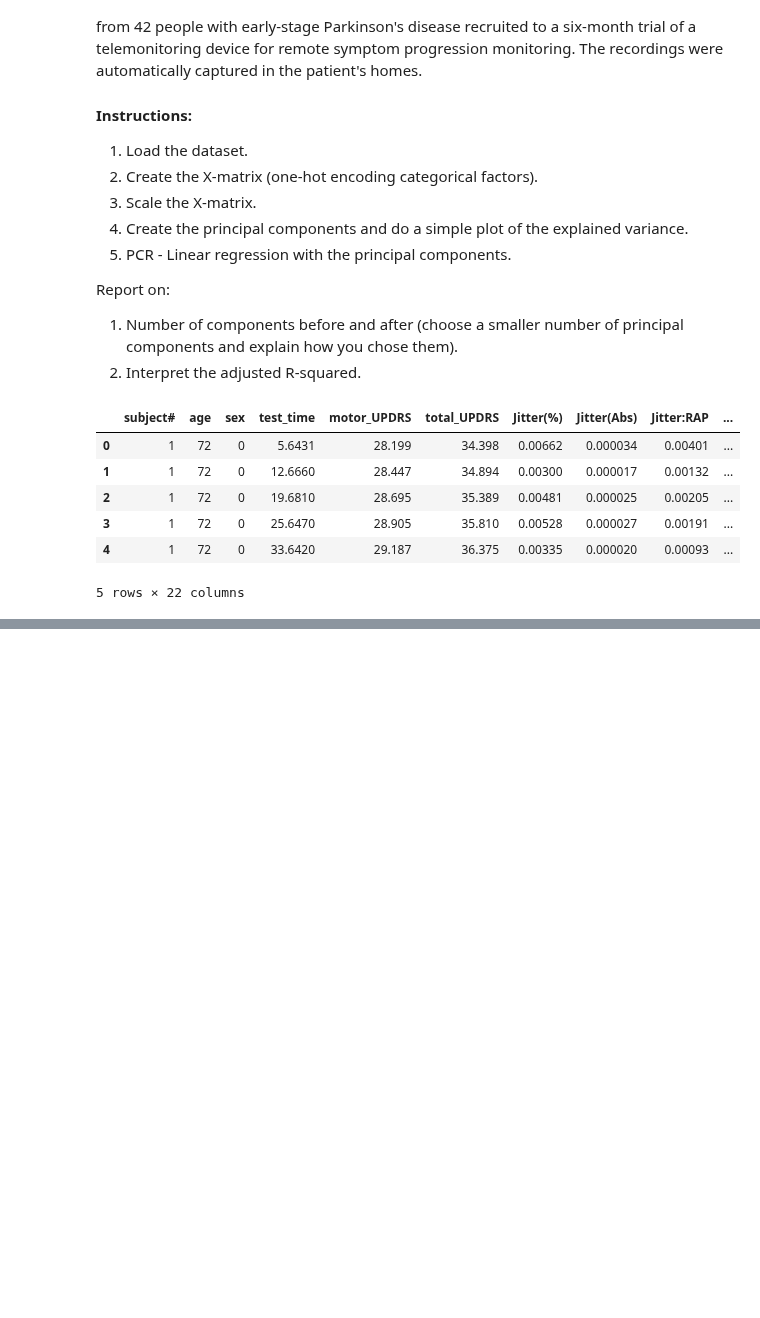
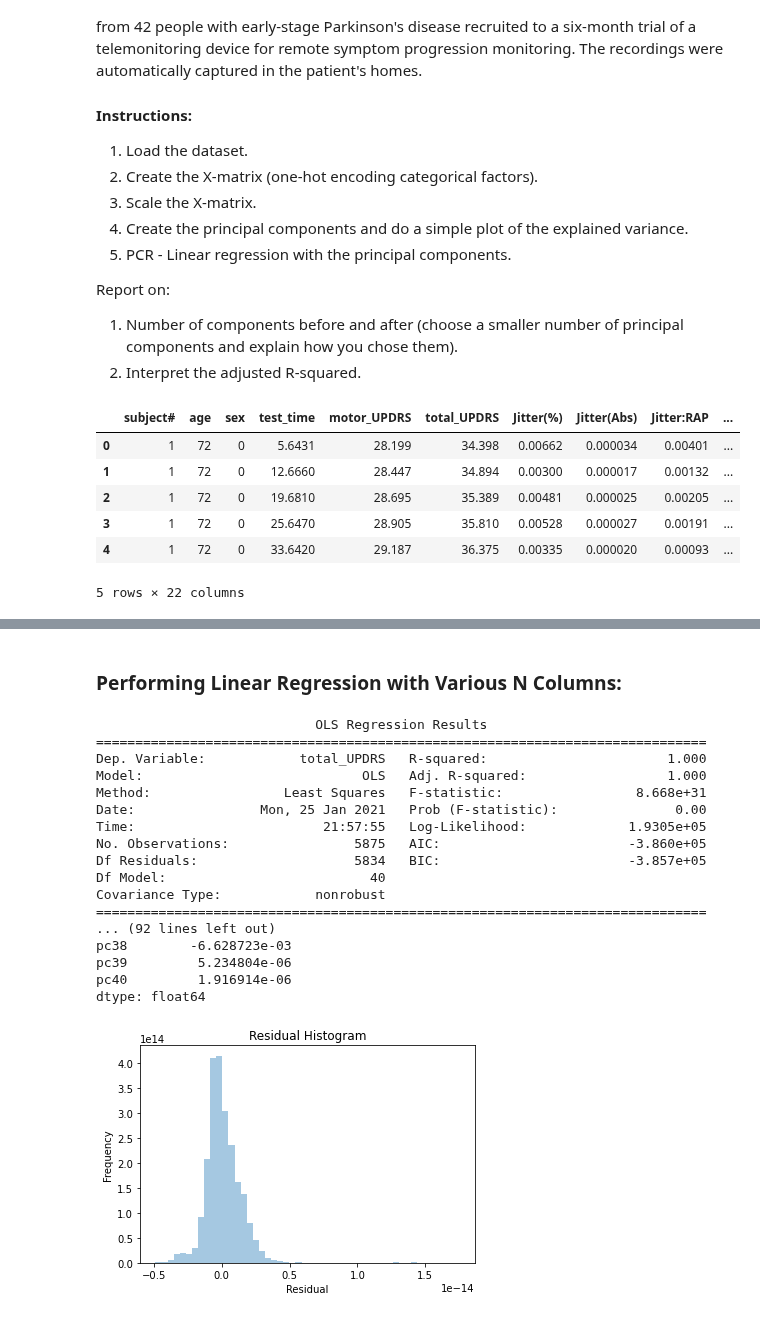
Before and after one commit to anajaved/UW_Data_Science_Cert, a Jupyter notebook: AnaJaved-L07-ParkinsonPCR.ipynb, the cells around one changed output, grey strips where cells are left out. Saved outputs shown, nothing was run; the diff lists cells and outputs as text; code cells hidden in the pictures; blank space fills up the shorter version.

```diff
--- a/AnaJaved-L07-ParkinsonPCR.ipynb
+++ b/AnaJaved-L07-ParkinsonPCR.ipynb
@@ -108,0 +194,44 @@ plt.ylabel('Explained Variance')
+# %% [markdown]
+### Performing Linear Regression with Various N Columns:
+# %%
+# Perform linear regression with the original 40 components:
+n = 40
+formula_start = target_label + ' ~ '
+formula_terms = ['pc' + str(x+1) for x in range(n)]
+formula_end = ' + '.join(formula_terms)
+formula_final = formula_start + formula_end
+# print(formula_final)
+
+# Calling and Fitting Model
+pcr_model = sm.ols(formula = formula_final, data=pca_df)
+results = pcr_model.fit()
+
+# Get most of the linear regression statistics we are interested in:
+print(results.summary())
+
+# Plot a histogram of the residuals
+sns.distplot(results.resid, hist=True)
+plt.xlabel('Residual')
+plt.ylabel('Frequency')
+plt.title('Residual Histogram')
+
+print('Intercept, Slope : {}'.format(results.params))
+# %% [output]
+                            OLS Regression Results
+==============================================================================
+Dep. Variable:            total_UPDRS   R-squared:                       1.000
+Model:                            OLS   Adj. R-squared:                  1.000
+Method:                 Least Squares   F-statistic:                 8.668e+31
+Date:                Mon, 25 Jan 2021   Prob (F-statistic):               0.00
+Time:                        21:57:55   Log-Likelihood:             1.9305e+05
+No. Observations:                5875   AIC:                        -3.860e+05
+Df Residuals:                    5834   BIC:                        -3.857e+05
+Df Model:                          40
+Covariance Type:            nonrobust
+==============================================================================
+... (92 lines left out)
+pc38        -6.628723e-03
+pc39         5.234804e-06
+pc40         1.916914e-06
+dtype: float64
+[figure, added]
```
Also changed, not shown: parts of 16 cells of this notebook.
